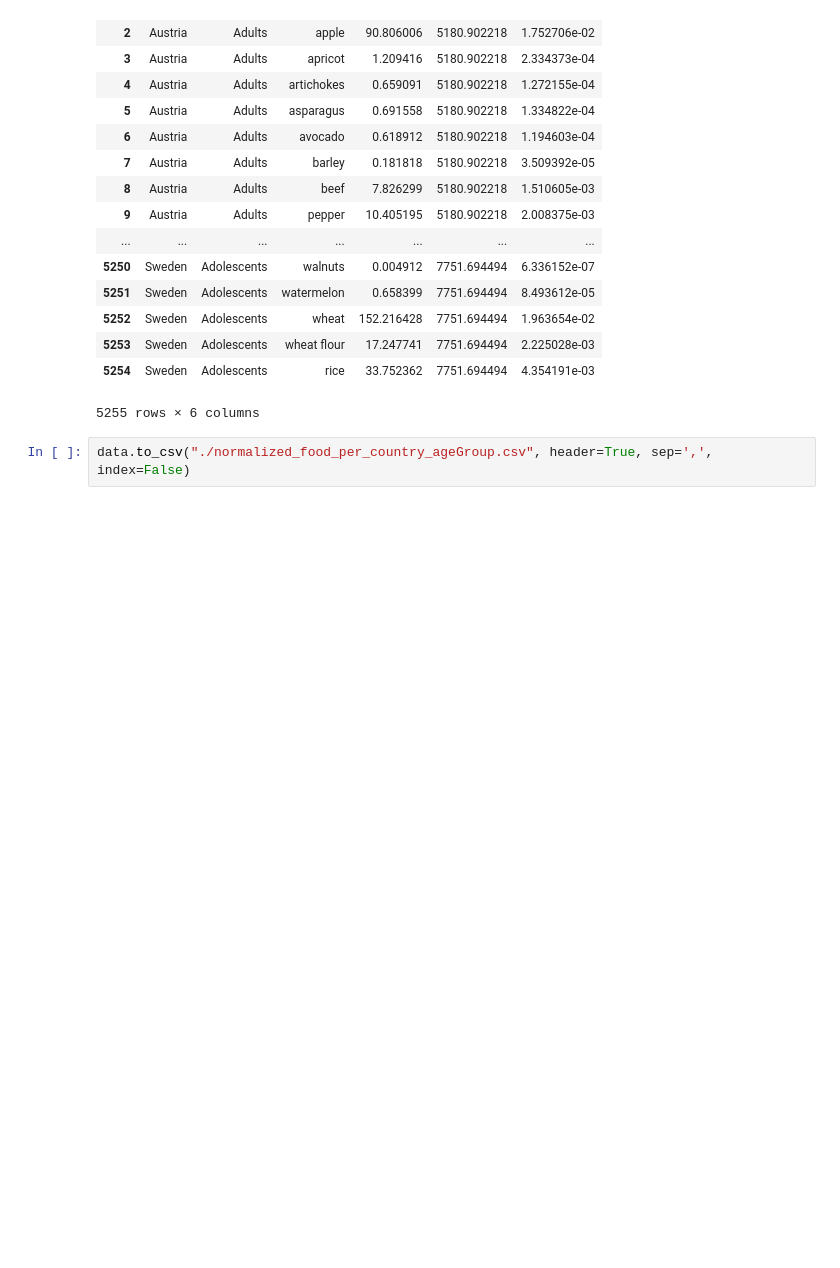
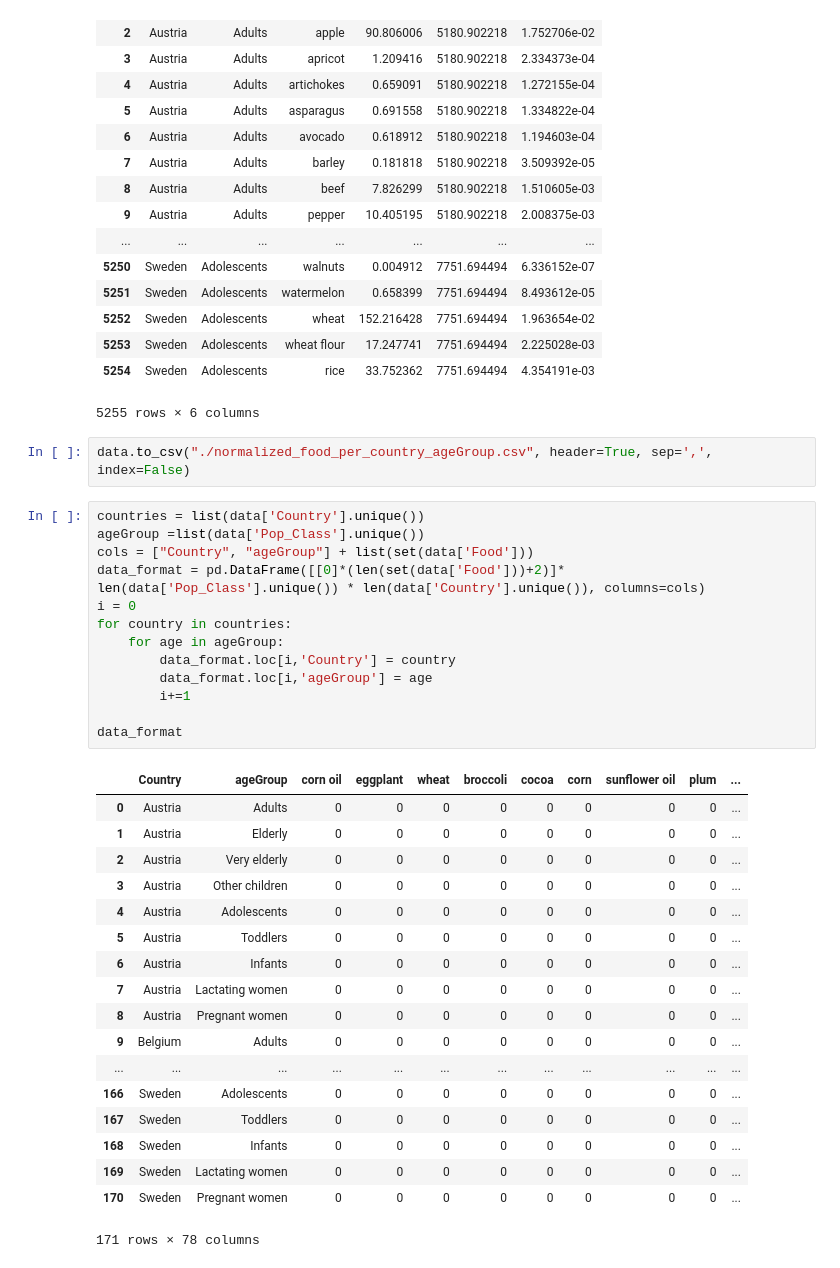
Before and after one commit to mcunha95/carbonfoodprint, a Jupyter notebook: KNN/norm_data.ipynb, the cells around one changed output. Cells and saved outputs as stored; diff of their text form; blank space fills up the shorter version.

Commit message:
reformating data frame...

```diff
--- a/KNN/norm_data.ipynb
+++ b/KNN/norm_data.ipynb
@@ -89,3 +89,35 @@ data
 5255 rows × 6 columns
 # %%
 data.to_csv("./normalized_food_per_country_ageGroup.csv", header=True, sep=',', index=False)
+# %%
+countries = list(data['Country'].unique())
+ageGroup =list(data['Pop_Class'].unique())
+cols = ["Country", "ageGroup"] + list(set(data['Food']))
+data_format = pd.DataFrame([[0]*(len(set(data['Food']))+2)]* len(data['Pop_Class'].unique()) * len(data['Country'].unique()), columns=cols)
+i = 0
+for country in countries:
+    for age in ageGroup:
+        data_format.loc[i,'Country'] = country
+        data_format.loc[i,'ageGroup'] = age
+        i+=1
+
+data_format
+# %% [output]
+|  | Country | ageGroup | corn oil | eggplant | wheat | broccoli | cocoa | corn | sunflower oil | plum | ... |
+| 0 | Austria | Adults | 0 | 0 | 0 | 0 | 0 | 0 | 0 | 0 | ... |
+| 1 | Austria | Elderly | 0 | 0 | 0 | 0 | 0 | 0 | 0 | 0 | ... |
+| 2 | Austria | Very elderly | 0 | 0 | 0 | 0 | 0 | 0 | 0 | 0 | ... |
+| 3 | Austria | Other children | 0 | 0 | 0 | 0 | 0 | 0 | 0 | 0 | ... |
+| 4 | Austria | Adolescents | 0 | 0 | 0 | 0 | 0 | 0 | 0 | 0 | ... |
+| 5 | Austria | Toddlers | 0 | 0 | 0 | 0 | 0 | 0 | 0 | 0 | ... |
+| 6 | Austria | Infants | 0 | 0 | 0 | 0 | 0 | 0 | 0 | 0 | ... |
+| 7 | Austria | Lactating women | 0 | 0 | 0 | 0 | 0 | 0 | 0 | 0 | ... |
+| 8 | Austria | Pregnant women | 0 | 0 | 0 | 0 | 0 | 0 | 0 | 0 | ... |
+| 9 | Belgium | Adults | 0 | 0 | 0 | 0 | 0 | 0 | 0 | 0 | ... |
+| ... | ... | ... | ... | ... | ... | ... | ... | ... | ... | ... | ... |
+| 166 | Sweden | Adolescents | 0 | 0 | 0 | 0 | 0 | 0 | 0 | 0 | ... |
+| 167 | Sweden | Toddlers | 0 | 0 | 0 | 0 | 0 | 0 | 0 | 0 | ... |
+| 168 | Sweden | Infants | 0 | 0 | 0 | 0 | 0 | 0 | 0 | 0 | ... |
+| 169 | Sweden | Lactating women | 0 | 0 | 0 | 0 | 0 | 0 | 0 | 0 | ... |
+| 170 | Sweden | Pregnant women | 0 | 0 | 0 | 0 | 0 | 0 | 0 | 0 | ... |
+171 rows × 78 columns
```
Also changed, not shown: parts of 1 cell of this notebook.
